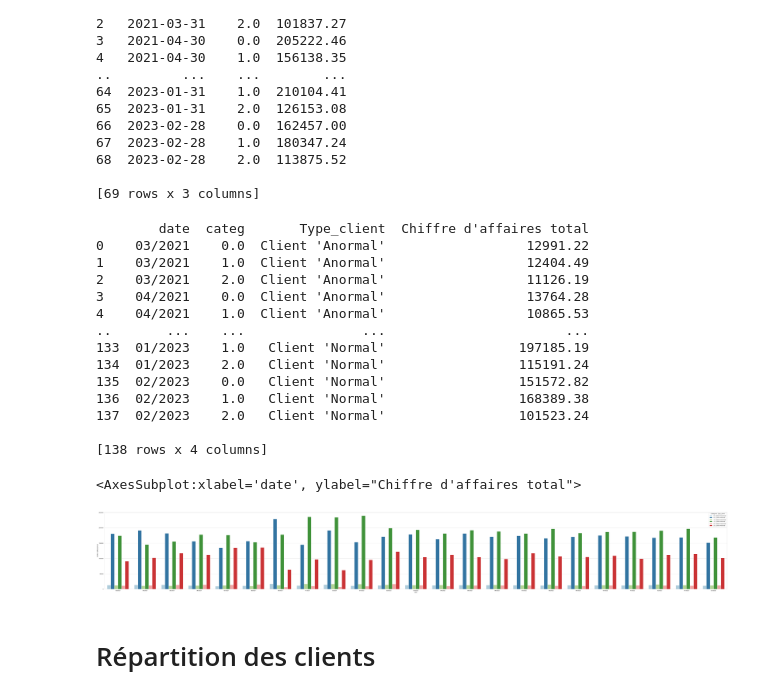
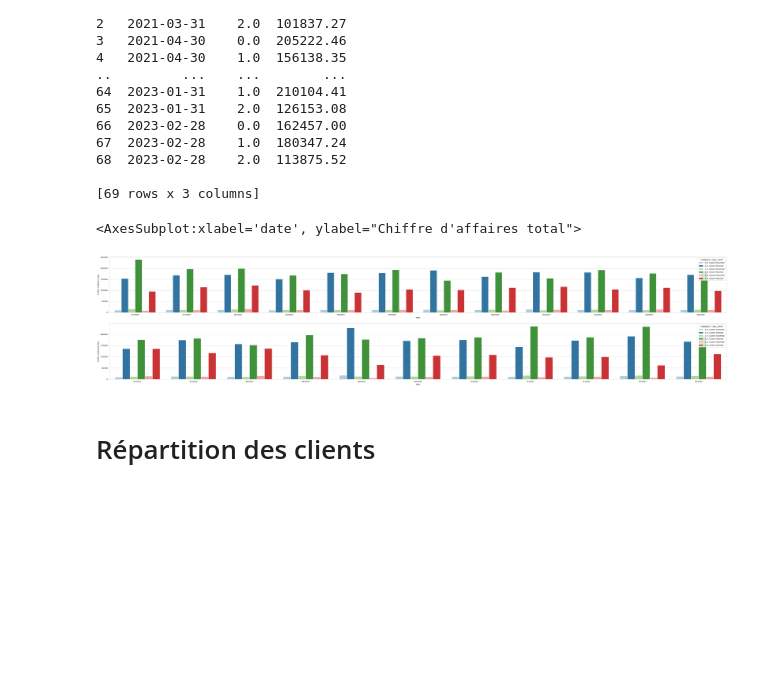
Before and after one commit to Sumoka14/Projet-n-6, a Jupyter notebook: Projet n°6.ipynb, the cells around one changed output. Drawn from its saved outputs; the diff is of its cells as text; code cells hidden in the pictures; blank space fills up the shorter version.

Commit message:
Graphiques Chiffre d'affaires par catégorie 2 lignes

```diff
--- a/Projet n°6.ipynb
+++ b/Projet n°6.ipynb
@@ -540,35 +540,26 @@ print(chiffreAffaireCategorie)
 # %%
 chiffreAffaireCategorie = tableTotale.groupby(by=[pd.Grouper(key='date', freq='M'), 'categ', 'anormal'])['price'].sum().unstack(fill_value=0).reset_index()
 
 chiffreAffaireCategorie['date'] = pd.to_datetime(chiffreAffaireCategorie['date']).dt.strftime('%m/%Y')
 
 chiffreAffaireCategorie = pd.melt(chiffreAffaireCategorie, id_vars=["date",'categ'], var_name="Type_client", value_name="Chiffre d\'affaires total")
 
-print(chiffreAffaireCategorie)
+chiffreAffaireCategorie = chiffreAffaireCategorie.sort_values(by='date')
 
 hue = chiffreAffaireCategorie[['categ', 'Type_client']].apply(lambda row: f"{row.categ}, {row.Type_client}", axis=1)
 hue.name = 'Catégorie, Type_client'
 
-plt.figure(figsize=(80,10))
+f,(ax1,ax2) = plt.subplots(2, figsize=(50,10))
+
+ax2.legend_ = None
+
 hue_order=["0.0, Client 'Anormal'","0.0, Client 'Normal'","1.0, Client 'Anormal'","1.0, Client 'Normal'","2.0, Client 'Anormal'","2.0, Client 'Normal'"]
-sns.barplot(x='date', y="Chiffre d\'affaires total", hue=hue,hue_order=hue_order, data=chiffreAffaireCategorie, palette='Paired')
+sns.barplot(x='date', y="Chiffre d\'affaires total", hue=hue,hue_order=hue_order, data=chiffreAffaireCategorie.iloc[:72,:], palette='Paired',ax=ax1)
+
+sns.barplot(x='date', y="Chiffre d\'affaires total", hue=hue,hue_order=hue_order, data=chiffreAffaireCategorie.iloc[72:,:], palette='Paired',ax=ax2)
 # %% [output]
-        date  categ       Type_client  Chiffre d'affaires total
-0    03/2021    0.0  Client 'Anormal'                  12991.22
-1    03/2021    1.0  Client 'Anormal'                  12404.49
-2    03/2021    2.0  Client 'Anormal'                  11126.19
-3    04/2021    0.0  Client 'Anormal'                  13764.28
-4    04/2021    1.0  Client 'Anormal'                  10865.53
-..       ...    ...               ...                       ...
-133  01/2023    1.0   Client 'Normal'                 197185.19
-134  01/2023    2.0   Client 'Normal'                 115191.24
-135  02/2023    0.0   Client 'Normal'                 151572.82
-136  02/2023    1.0   Client 'Normal'                 168389.38
-137  02/2023    2.0   Client 'Normal'                 101523.24
-
-[138 rows x 4 columns]
+<AxesSubplot:xlabel='date', ylabel="Chiffre d'affaires total">
-<AxesSubplot:xlabel='date', ylabel="Chiffre d'affaires total">
-[figure, old version]
+[figure, new version]
 # %% [markdown]
 # Répartition des clients
 # %% [markdown]
```
